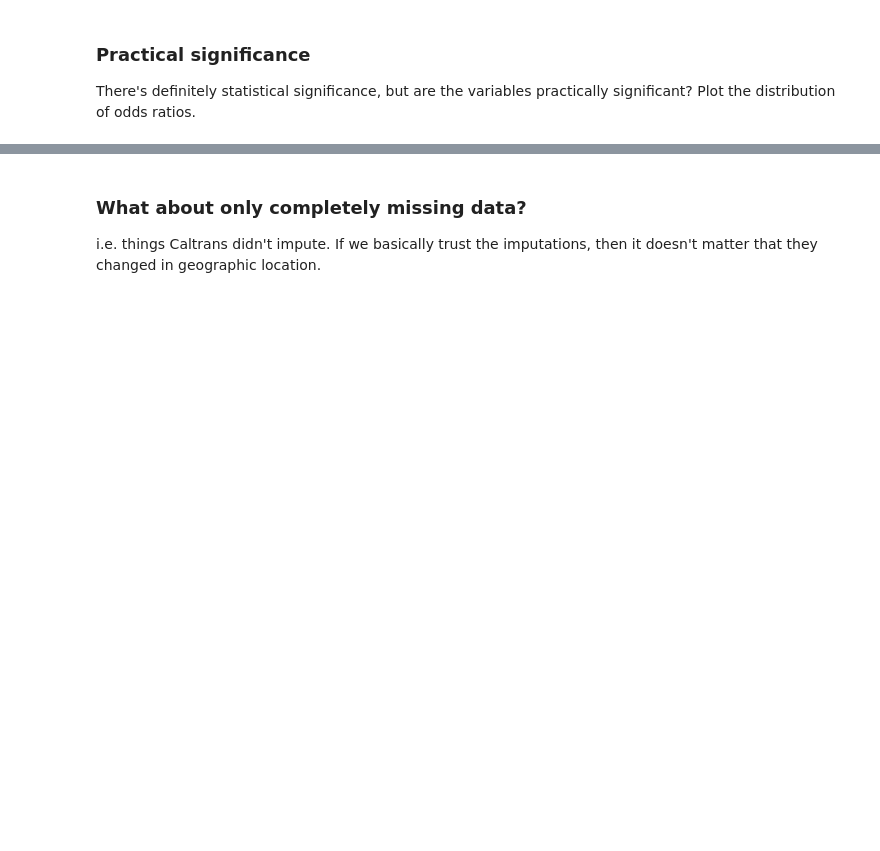
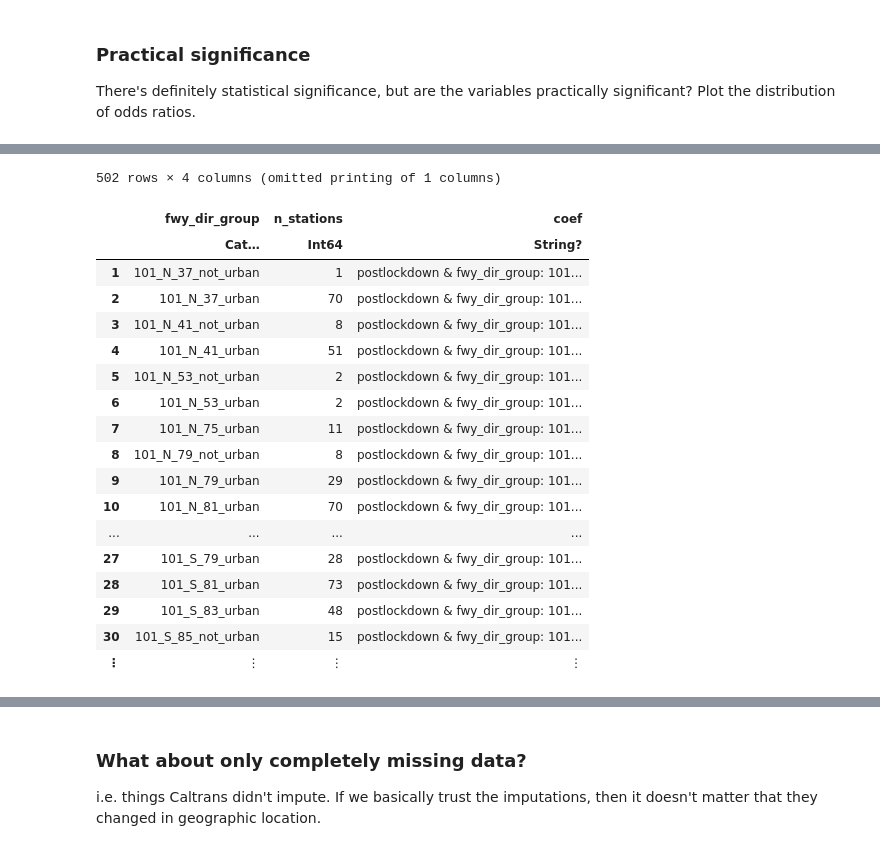
Before and after one commit to mattwigway/peak-spreading, a Jupyter notebook: notebooks/Missing data patterns.ipynb, the cells around one changed output, grey strips where cells are left out. Cells and saved outputs as stored; diff of their text form; code cells hidden in the pictures; blank space fills up the shorter version.

```diff
--- a/notebooks/Missing data patterns.ipynb
+++ b/notebooks/Missing data patterns.ipynb
@@ -152,8 +162,8 @@ We're doing a hypothesis test that spatial and temporal patterns did not change
 # %%
 # patch up that periods, locations, directions are missing for new dates
 meta = CSV.read("../data/sensor_meta_geo.csv", DataFrame)
-data.period = KFactors.period_for_date.(data.date)
-model_data = data[data.period .!= "pandemic", :]
+data.period = KFactors.Periods.period_for_date.(data.date, Ref(KFactors.Periods.SPRING_2022))
+model_data = data[data.period .!= :lockdown, :]
 select!(model_data, Not([:District, :urban, :Latitude, :Longitude, :direction, :Lanes]))
 select!(meta, [:ID, :District, :urban, :Latitude, :Longitude, :County, :Dir, :Lanes, :Fwy])
 model_data = leftjoin(model_data, meta, on=:station=>:ID)
@@ -166,7 +176,7 @@ model_data.Lanes = categorical(model_data.Lanes)
 model_data.dayofweek = categorical(Dates.dayname.(model_data.date))
 model_data.month = categorical(Dates.monthname.(model_data.date))
 model_data.anymissing = model_data.missing_reason .!= :not_missing
-model_data.postpandemic = model_data.period .== "postpandemic"
+model_data.postlockdown = model_data.period .== :postlockdown
 nothing
 # %%
 mean(model_data.missing_reason .!= :not_missing)
@@ -176,7 +186,7 @@ mean(model_data.missing_reason .!= :not_missing)
 @assert !any(ismissing.(model_data.missing_reason))
 # %%
 # leaving year out due to collinearity with postpandemic, and also we don't differentiate prepandemic years in permutation test
-logit = glm(@formula(anymissing ~ postpandemic*(fwy_dir_group + dayofweek + month)), model_data, Binomial(), LogitLink())
+logit = glm(@formula(anymissing ~ postlockdown*(fwy_dir_group + dayofweek + month)), model_data, Binomial(), LogitLink())
 # %% [output]
 StatsModels.TableRegressionModel{GeneralizedLinearModel{GLM.GlmResp{Vector{Float64}, Binomial{Float64}, LogitLink}, GLM.DensePredChol{Float64, LinearAlgebra.Cholesky{Float64, Matrix{Float64}}}}, Matri ...
 
@@ -295,0 +315,4 @@ histogram(ifelse.(ors .≥ 10, [10], ors))
+# %%
+pvdf = DataFrame(Dict(:coef=>coefnames(logit), :p=>pvals))
+rel_pvdf = pvdf[startswith.(pvdf.coef, Ref("postlockdown & fwy")), :]
+rel_pvdf.fwy_dir_group = map(x -> replace(x, r"^.* "=>""), rel_pvdf.coef)
@@ -295,0 +337,23 @@ histogram(ifelse.(ors .≥ 10, [10], ors))
+# %%
+sensors_per_group = combine(groupby(model_data, :fwy_dir_group), :station => length ∘ unique => :n_stations);
+sensors_per_group = leftjoin(sensors_per_group, rel_pvdf, on=:fwy_dir_group)
+# %% [output]
+502 rows × 4 columns (omitted printing of 1 columns)
+|  | fwy_dir_group | n_stations | coef |
+|  | Cat… | Int64 | String? |
+| 1 | 101_N_37_not_urban | 1 | postlockdown & fwy_dir_group: 101... |
+| 2 | 101_N_37_urban | 70 | postlockdown & fwy_dir_group: 101... |
+| 3 | 101_N_41_not_urban | 8 | postlockdown & fwy_dir_group: 101... |
+| 4 | 101_N_41_urban | 51 | postlockdown & fwy_dir_group: 101... |
+| 5 | 101_N_53_not_urban | 2 | postlockdown & fwy_dir_group: 101... |
+| 6 | 101_N_53_urban | 2 | postlockdown & fwy_dir_group: 101... |
+| 7 | 101_N_75_urban | 11 | postlockdown & fwy_dir_group: 101... |
+| 8 | 101_N_79_not_urban | 8 | postlockdown & fwy_dir_group: 101... |
+| 9 | 101_N_79_urban | 29 | postlockdown & fwy_dir_group: 101... |
+| 10 | 101_N_81_urban | 70 | postlockdown & fwy_dir_group: 101... |
+| ... | ... | ... | ... |
+| 27 | 101_S_79_urban | 28 | postlockdown & fwy_dir_group: 101... |
+| 28 | 101_S_81_urban | 73 | postlockdown & fwy_dir_group: 101... |
+| 29 | 101_S_83_urban | 48 | postlockdown & fwy_dir_group: 101... |
+| 30 | 101_S_85_not_urban | 15 | postlockdown & fwy_dir_group: 101... |
+| ⋮ | ⋮ | ⋮ | ⋮ |
```
Also changed, not shown: parts of 21 cells of this notebook.
